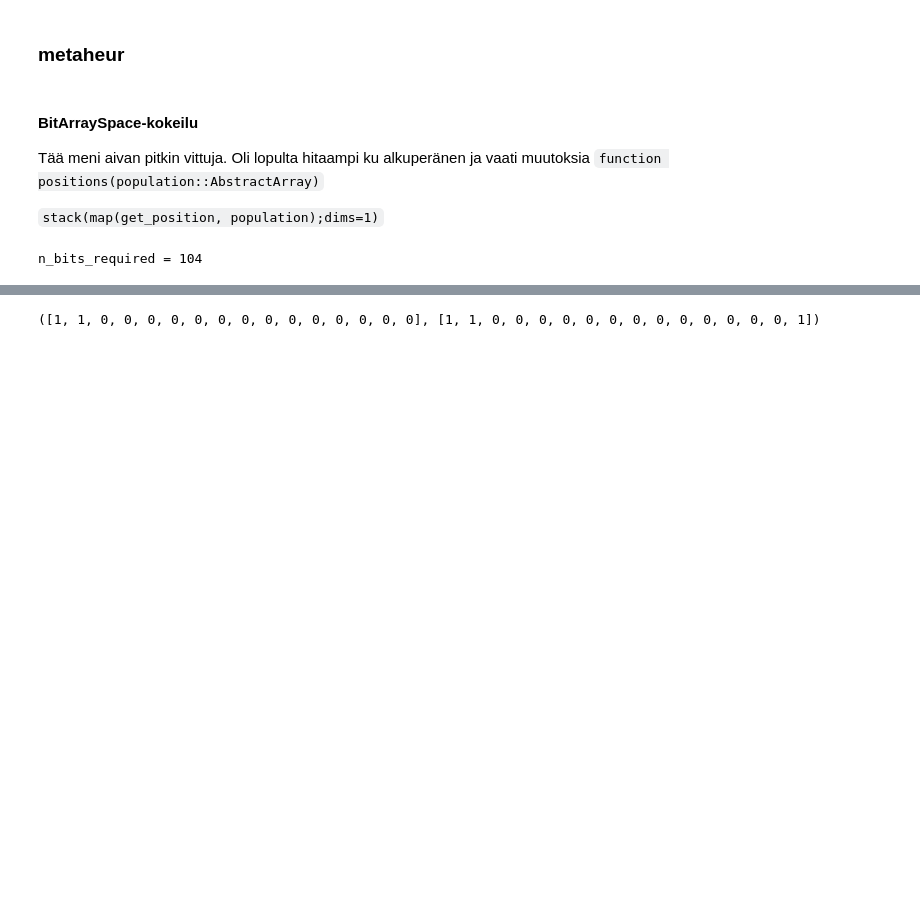
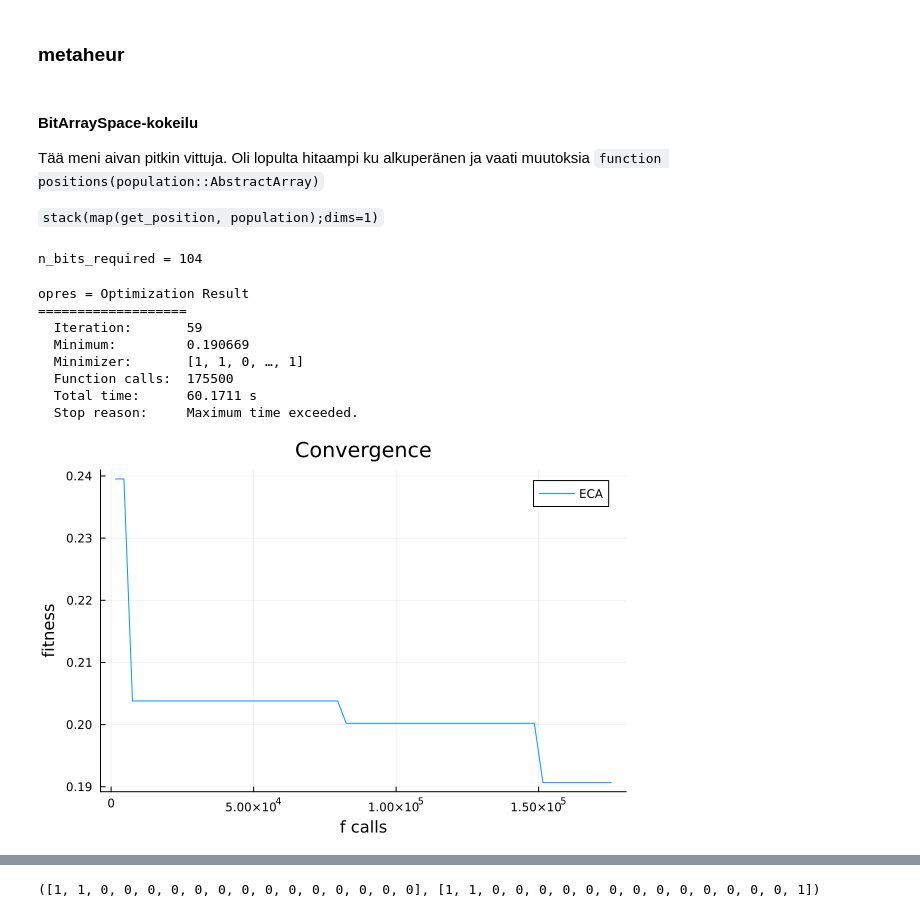
Before and after one commit to ORBAT/Musica, a Jupyter notebook: src/scratch.ipynb, the cells around one changed output, grey strips where cells are left out. Cells and saved outputs as stored; diff of their text form; code cells hidden in the pictures; blank space fills up the shorter version.

```diff
--- a/src/scratch.ipynb
+++ b/src/scratch.ipynb
@@ -230,3 +230,22 @@ end
 # end
 # %% [output]
 n_bits_required = 104
+# %%
+using Musica, Plots, Metaheuristics
+opres = Musica._do_opt(time_limit=60.0*1.0,p_mutation=90e-4);
+
+@show opres
+
+f_calls, best_f_value = convergence(opres);
+plot(xlabel="f calls", ylabel="fitness", title="Convergence")
+plot!(f_calls, best_f_value, label="ECA")
+# %% [output]
+opres = Optimization Result
+===================
+  Iteration:       59
+  Minimum:         0.190669
+  Minimizer:       [1, 1, 0, …, 1]
+  Function calls:  175500
+  Total time:      60.1711 s
+  Stop reason:     Maximum time exceeded.
+[figure, added]
```
Also changed, not shown: parts of 3 cells of this notebook.
